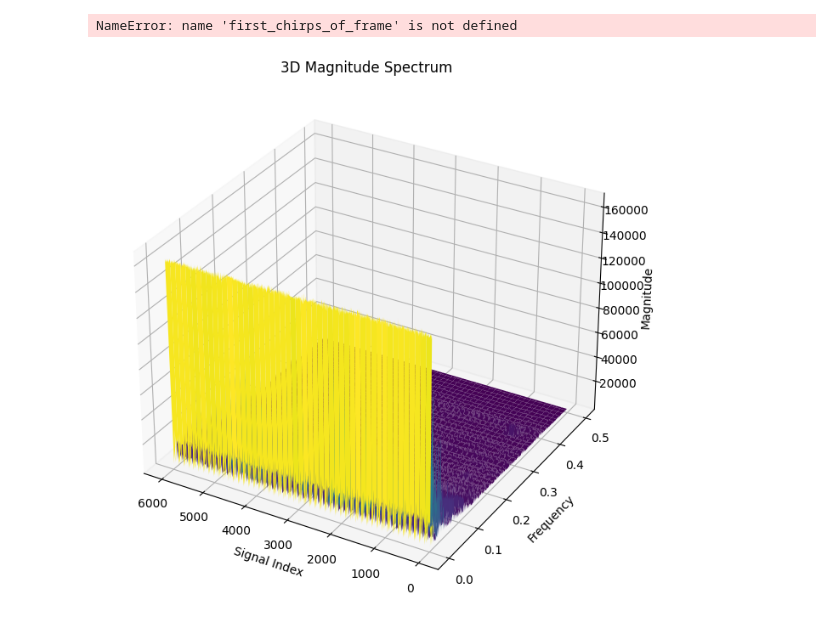
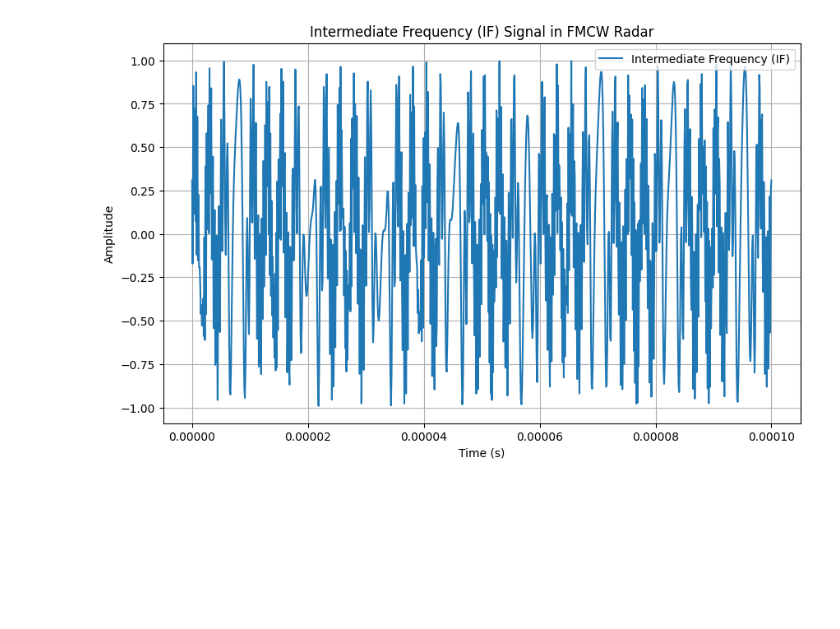
Before and after one commit to tqdinh/gensignal, a Jupyter notebook: TEST.ipynb, the cells around one changed output. Drawn from its saved outputs; the diff is of its cells as text; code cells hidden in the pictures; blank space fills up the shorter version.

```diff
--- a/TEST.ipynb
+++ b/TEST.ipynb
@@ -69,43 +1,37 @@ def genetate3DSpectrum(the2DPlottingSignal):
-# %%
-genetate3DSpectrum(first_chirps_of_frame)
-# %% [output]
-NameError: name 'first_chirps_of_frame' is not defined
-# %%
-
-# Generate sample data (an array of signals)
-# Replace this with your own array of signals, each with the same length
-
-signals = first_chirps_of_frame
-num_signals =np.array(first_chirps_of_frame).shape[0]
-
-# Compute FFT for each signal in the array
-fft_results = np.fft.fft(signals, axis=1)
-n = np.array(first_chirps_of_frame).shape[1]
-frequencies = np.fft.fftfreq(n)
-
-# Create grid for 3D plotting
-x = np.arange(num_signals)
-y = frequencies[:n//2]
-x, y = np.meshgrid(x, y)
-
-# Magnitude of the FFT components for the first half of the frequencies
-fft_magnitude = np.abs(fft_results[:, :n//2])
-
-# Plotting
-fig = plt.figure(figsize=(10, 8))
-ax = fig.add_subplot(111, projection='3d')
-%matplotlib notebook
-# Plot the 3D surface
-ax.plot_surface(x, y, fft_magnitude.T, cmap='viridis')
-
-ax.set_title('3D Magnitude Spectrum')
-ax.set_xlabel('Signal Index')
-ax.set_ylabel('Frequency')
-ax.set_zlabel('Magnitude')
-# ax.set_xticks(np.arange(num_signals))
-# ax.set_yticks(np.arange(min(y), max(y)+1, 20))  # Adjust y-axis ticks based on frequency range
-ax.invert_xaxis()  # Invert x-axis for better visualization
-
-plt.show()
-# %% [output]
-[figure, removed]
+# %%
+import numpy as np
+import matplotlib.pyplot as plt
+
+# Radar parameters
+fc = 77e9  # Carrier frequency in Hz
+B = 40e6   # Bandwidth in Hz
+Tc = 100e-6  # Chirp duration in seconds
+c = 3e8  # Speed of light in m/s
+
+# Time array
+t = np.linspace(0, Tc, 1000)
+
+# Range delay
+td = 1e-6  # Example range delay of 1 microsecond
+
+# Transmitted signal (Tx)
+Tx = np.cos(2 * np.pi * fc * t + np.pi * B / Tc * t**2)
+
+# Received signal (Rx)
+Rx = np.cos(2 * np.pi * fc * (t - td) + np.pi * B / Tc * (t - td)**2)
+
+# Calculate the Intermediate Frequency (IF) signal
+IF = Rx * np.conj(Tx)  # Mixing operation
+
+# Plotting the signals
+plt.figure(figsize=(10, 6))
+
+plt.plot(t, IF, label='Intermediate Frequency (IF)')
+plt.xlabel('Time (s)')
+plt.ylabel('Amplitude')
+plt.title('Intermediate Frequency (IF) Signal in FMCW Radar')
+plt.legend()
+plt.grid(True)
+plt.show()
+# %% [output]
+[figure, added]
```
Also changed, not shown: parts of 4 cells of this notebook, 7 other files.
